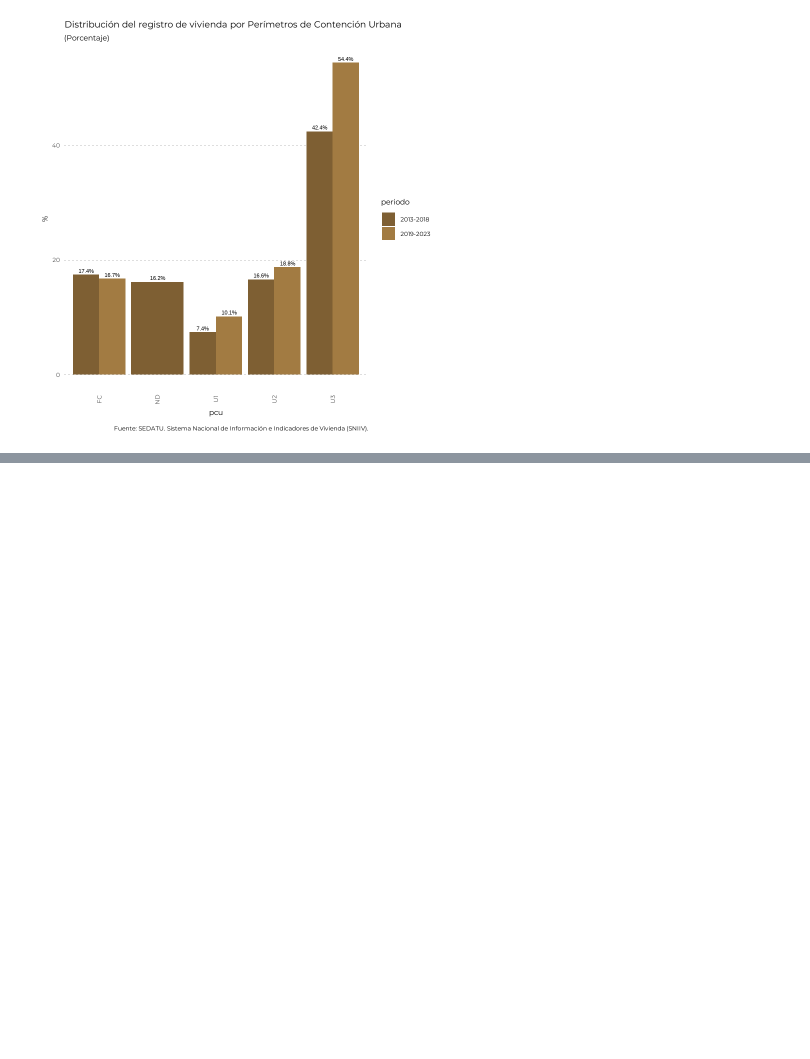
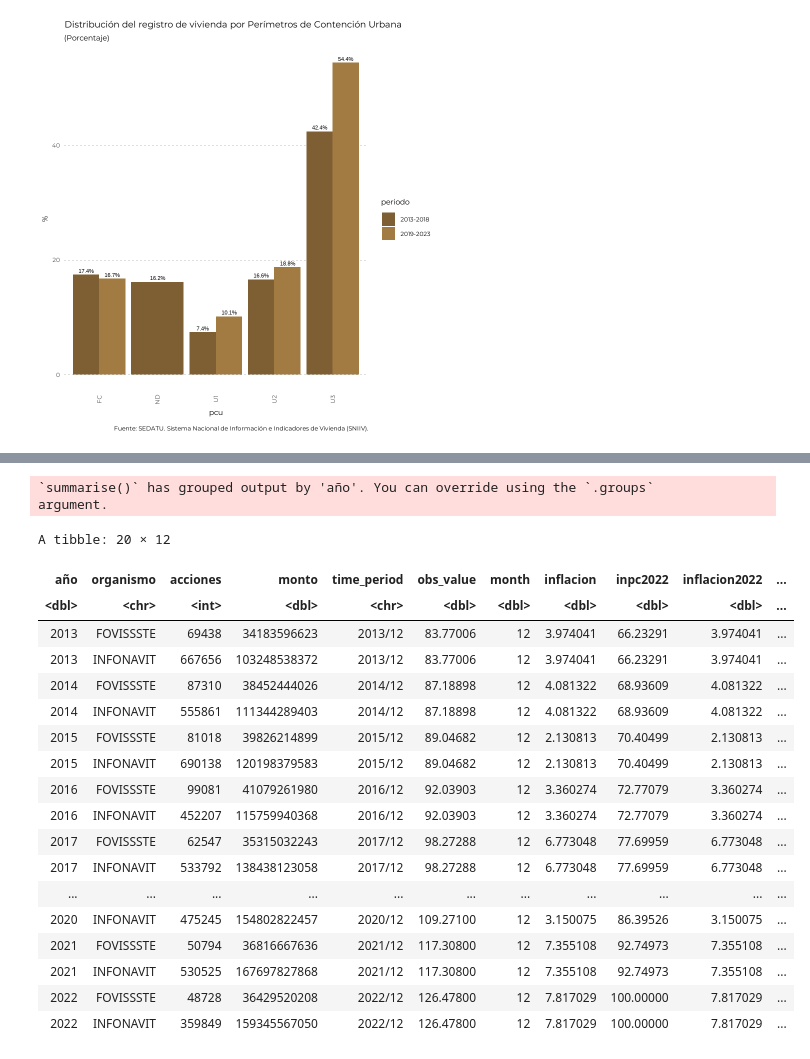
Before and after one commit to claudiodanielpc/datavivi, a Jupyter notebook: dia_vivi.ipynb, the cells around one changed output, grey strips where cells are left out. Saved outputs shown, nothing was run; the diff lists cells and outputs as text; code cells hidden in the pictures; blank space fills up the shorter version.

```diff
--- a/dia_vivi.ipynb
+++ b/dia_vivi.ipynb
@@ -474,0 +475,2 @@ Fuente: SEDATU. Sistema Nacional de Información e Indicadores de Vivienda (SNII
+# %%
+inpcurl<-"https://www.inegi.org.mx/app/api/indicadores/desarrolladores/jsonxml/INDICATOR/628194/es/0700/false/BIE/2.0/a004f0de-f1d3-0adf-1bfb-81bac98fa7b5?type=json"
@@ -474,0 +524,39 @@ Fuente: SEDATU. Sistema Nacional de Información e Indicadores de Vivienda (SNII
+# %%
+r <- GET(url, timeout(10000))
+df <- fromJSON(rawToChar(r$content))%>%
+mutate(año=as.numeric(año))%>%
+  arrange(año)%>%
+as.data.frame()%>%
+  #Filtrar por organismo
+filter(organismo=="INFONAVIT" |organismo=="FOVISSSTE")%>%
+group_by(año,organismo)%>%
+summarise(acciones=sum(acciones),monto=sum(monto))%>%
+ungroup()%>%
+left_join(inpc, by=c("año"="year"))%>%
+mutate(monto_real=monto/inpc2022*100,
+cheque=(monto_real/acciones)/1000)
+
+
+df
+# %% [output]
+`summarise()` has grouped output by 'año'. You can override using the `.groups`
+argument.
+A tibble: 20 × 12
+| año | organismo | acciones | monto | time_period | obs_value | month | inflacion | inpc2022 | inflacion2022 | ... |
+| <dbl> | <chr> | <int> | <dbl> | <chr> | <dbl> | <dbl> | <dbl> | <dbl> | <dbl> | ... |
+| 2013 | FOVISSSTE | 69438 | 34183596623 | 2013/12 | 83.77006 | 12 | 3.974041 | 66.23291 | 3.974041 | ... |
+| 2013 | INFONAVIT | 667656 | 103248538372 | 2013/12 | 83.77006 | 12 | 3.974041 | 66.23291 | 3.974041 | ... |
+| 2014 | FOVISSSTE | 87310 | 38452444026 | 2014/12 | 87.18898 | 12 | 4.081322 | 68.93609 | 4.081322 | ... |
+| 2014 | INFONAVIT | 555861 | 111344289403 | 2014/12 | 87.18898 | 12 | 4.081322 | 68.93609 | 4.081322 | ... |
+| 2015 | FOVISSSTE | 81018 | 39826214899 | 2015/12 | 89.04682 | 12 | 2.130813 | 70.40499 | 2.130813 | ... |
+| 2015 | INFONAVIT | 690138 | 120198379583 | 2015/12 | 89.04682 | 12 | 2.130813 | 70.40499 | 2.130813 | ... |
+| 2016 | FOVISSSTE | 99081 | 41079261980 | 2016/12 | 92.03903 | 12 | 3.360274 | 72.77079 | 3.360274 | ... |
+| 2016 | INFONAVIT | 452207 | 115759940368 | 2016/12 | 92.03903 | 12 | 3.360274 | 72.77079 | 3.360274 | ... |
+| 2017 | FOVISSSTE | 62547 | 35315032243 | 2017/12 | 98.27288 | 12 | 6.773048 | 77.69959 | 6.773048 | ... |
+| 2017 | INFONAVIT | 533792 | 138438123058 | 2017/12 | 98.27288 | 12 | 6.773048 | 77.69959 | 6.773048 | ... |
+| ... | ... | ... | ... | ... | ... | ... | ... | ... | ... | ... |
+| 2020 | INFONAVIT | 475245 | 154802822457 | 2020/12 | 109.27100 | 12 | 3.150075 | 86.39526 | 3.150075 | ... |
+| 2021 | FOVISSSTE | 50794 | 36816667636 | 2021/12 | 117.30800 | 12 | 7.355108 | 92.74973 | 7.355108 | ... |
+| 2021 | INFONAVIT | 530525 | 167697827868 | 2021/12 | 117.30800 | 12 | 7.355108 | 92.74973 | 7.355108 | ... |
+| 2022 | FOVISSSTE | 48728 | 36429520208 | 2022/12 | 126.47800 | 12 | 7.817029 | 100.00000 | 7.817029 | ... |
+| 2022 | INFONAVIT | 359849 | 159345567050 | 2022/12 | 126.47800 | 12 | 7.817029 | 100.00000 | 7.817029 | ... |
```
Also changed, not shown: parts of 5 cells of this notebook.
